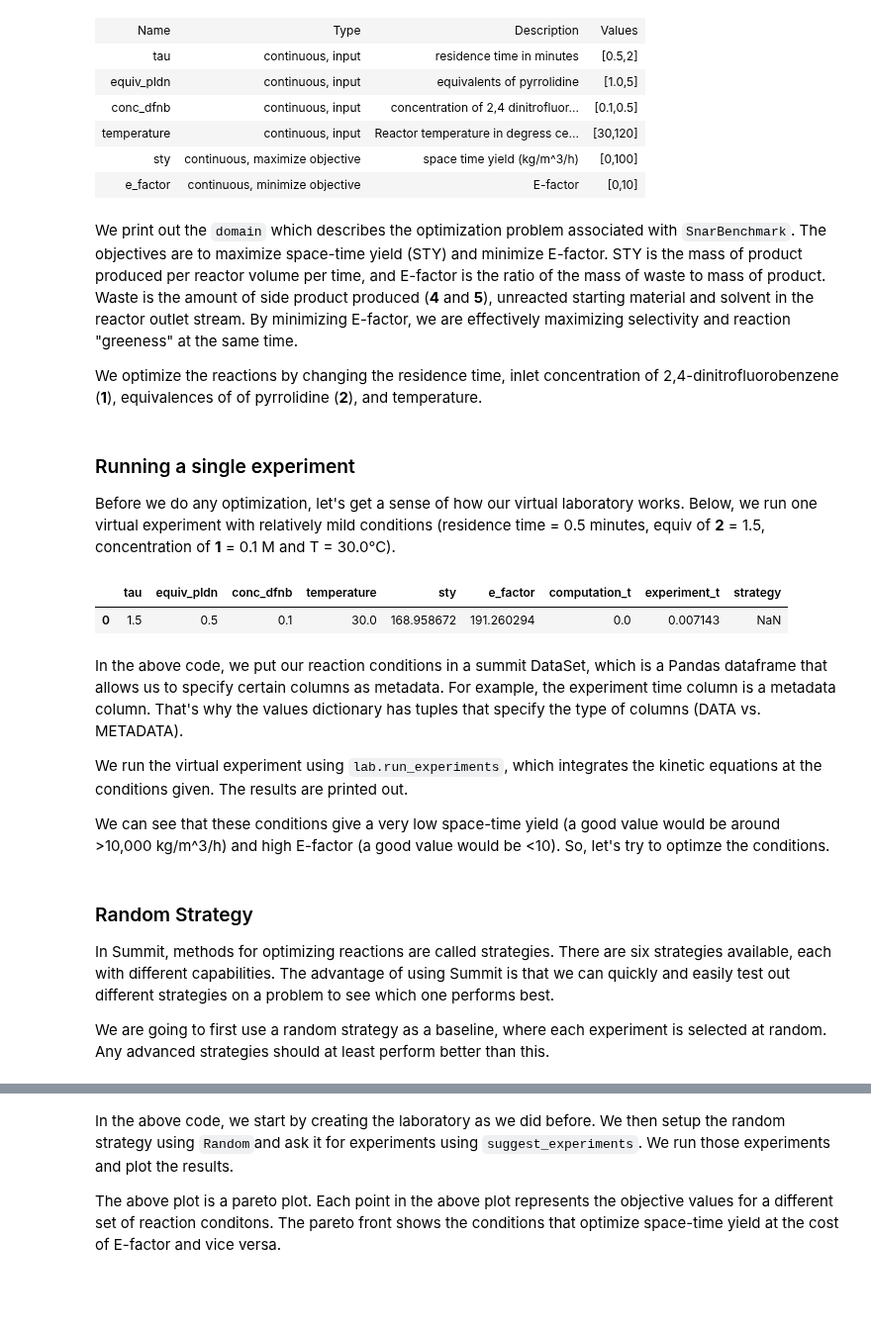
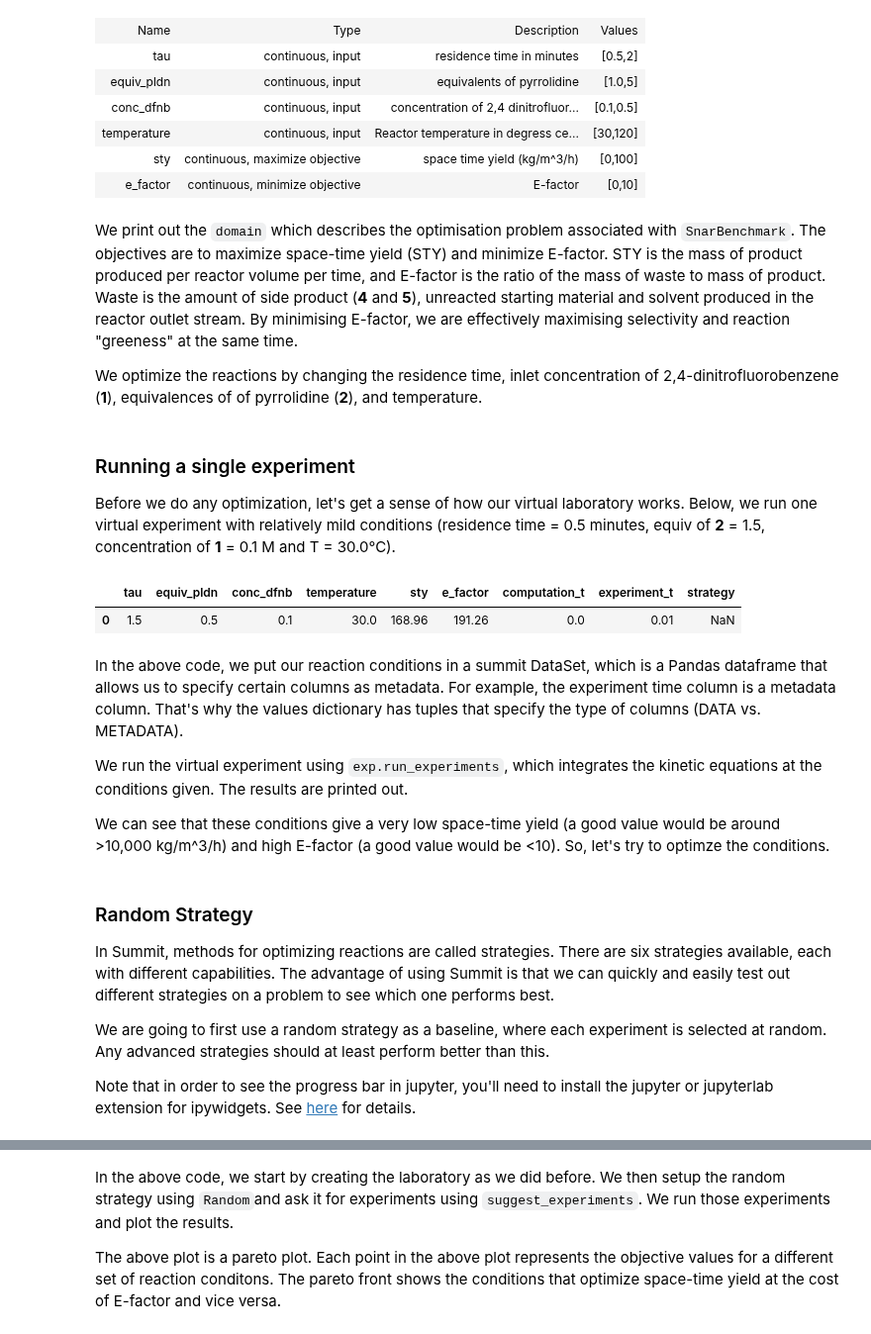
Before and after one commit to sustainable-processes/summit, a Jupyter notebook: docs/source/tutorial.ipynb, the cells around one changed output, grey strips where cells are left out. Shown at 99% size. Drawn from its saved outputs; the diff is of its cells as text; code cells hidden in the pictures; blank space fills up the shorter version.

```diff
--- a/docs/source/tutorial.ipynb
+++ b/docs/source/tutorial.ipynb
@@ -24,6 +37,6 @@ from summit.utils.dataset import DataSet
 # %%
-lab = SnarBenchmark()
-lab.domain
+exp = SnarBenchmark()
+exp.domain
 # %% [output]
 | Name | Type | Description | Values |
 | tau | continuous, input | residence time in minutes | [0.5,2] |
@@ -33,7 +46,7 @@ lab.domain
 | sty | continuous, maximize objective | space time yield (kg/m^3/h) | [0,100] |
 | e_factor | continuous, minimize objective | E-factor | [0,10] |
 # %% [markdown]
-We print out the `domain` which describes the optimization problem associated with `SnarBenchmark`.  The objectives are to maximize space-time yield (STY) and minimize E-factor. STY is the mass of product produced per reactor volume per time, and E-factor is the ratio of the mass of waste to mass of product. Waste is the amount of side product produced (**4** and **5**), unreacted starting material and solvent in the reactor outlet stream. By minimizing E-factor, we are effectively maximizing selectivity and reaction "greeness" at the same time.
+We print out the `domain` which describes the optimisation problem associated with `SnarBenchmark`.  The objectives are to maximize space-time yield (STY) and minimize E-factor. STY is the mass of product produced per reactor volume per time, and E-factor is the ratio of the mass of waste to mass of product. Waste is the amount of side product (**4** and **5**), unreacted starting material and solvent produced in the reactor outlet stream. By minimising E-factor, we are effectively maximising selectivity and reaction "greeness" at the same time.
 
 We optimize the reactions by changing the residence time, inlet concentration of 2,4-dinitrofluorobenzene (**1**), equivalences of of pyrrolidine (**2**), and temperature.
 # %% [markdown]
@@ -42,25 +55,25 @@ We optimize the reactions by changing the residence time, inlet concentration of
 Before we do any optimization, let's get a sense of how our virtual laboratory works. Below, we run one virtual experiment with relatively mild conditions (residence time = 0.5 minutes, equiv of **2** = 1.5, concentration of **1** = 0.1 M and T = 30.0°C).
 # %%
 # Create some test conditions
-columns = [v.name for v in lab.domain.variables]
+columns = [v.name for v in exp.domain.variables]
 values  =   {('tau', 'DATA'): 1.5,  # minutes
              ('equiv_pldn', 'DATA'): 0.5,
              ('conc_dfnb', 'DATA'): 0.1, #molar
              ('temperature', 'DATA'): 30.0, # degrees celsius
-              }
+            }
 conditions = DataSet([values], columns=columns)
 
 # Run the conditions
-lab.reset()
-results = lab.run_experiments(conditions)
-results
+exp.reset()
+results = exp.run_experiments(conditions)
+results.round(2)
 # %% [output]
 |  | tau | equiv_pldn | conc_dfnb | temperature | sty | e_factor | computation_t | experiment_t | strategy |
-| 0 | 1.5 | 0.5 | 0.1 | 30.0 | 168.958672 | 191.260294 | 0.0 | 0.007143 | NaN |
+| 0 | 1.5 | 0.5 | 0.1 | 30.0 | 168.96 | 191.26 | 0.0 | 0.01 | NaN |
 # %% [markdown]
 In the above code, we put our reaction conditions in a summit DataSet, which is a Pandas dataframe that allows us to specify certain columns as metadata. For example, the experiment time column is a metadata column. That's why the values dictionary has tuples that specify the type of columns (DATA vs. METADATA).
 
-We run the virtual experiment using `lab.run_experiments`, which integrates the kinetic equations at the conditions given. The results are printed out.
+We run the virtual experiment using `exp.run_experiments`, which integrates the kinetic equations at the conditions given. The results are printed out.
 
 We can see that these conditions give a very low space-time yield (a good value would be around >10,000 kg/m^3/h) and high E-factor (a good value would be <10).  So, let's try to optimze the conditions.
 # %% [markdown]
@@ -69,3 +82,5 @@ We can see that these conditions give a very low space-time yield (a good value
 In Summit, methods for optimizing reactions are called strategies. There are six strategies available, each with different capabilities. The advantage of using Summit is that we can quickly and easily test out different strategies on a problem to see which one performs best.
 
 We are going to first use a random strategy as a baseline, where each experiment is selected at random. Any advanced strategies should at least perform better than this.
+
+Note that in order to see the progress bar in jupyter, you'll need to install the jupyter or jupyterlab extension for ipywidgets. See [here](https://ipywidgets.readthedocs.io/en/latest/user_install.html#installing-the-jupyterlab-extension) for details.
```
Also changed, not shown: parts of 44 cells of this notebook, 40 other files.
